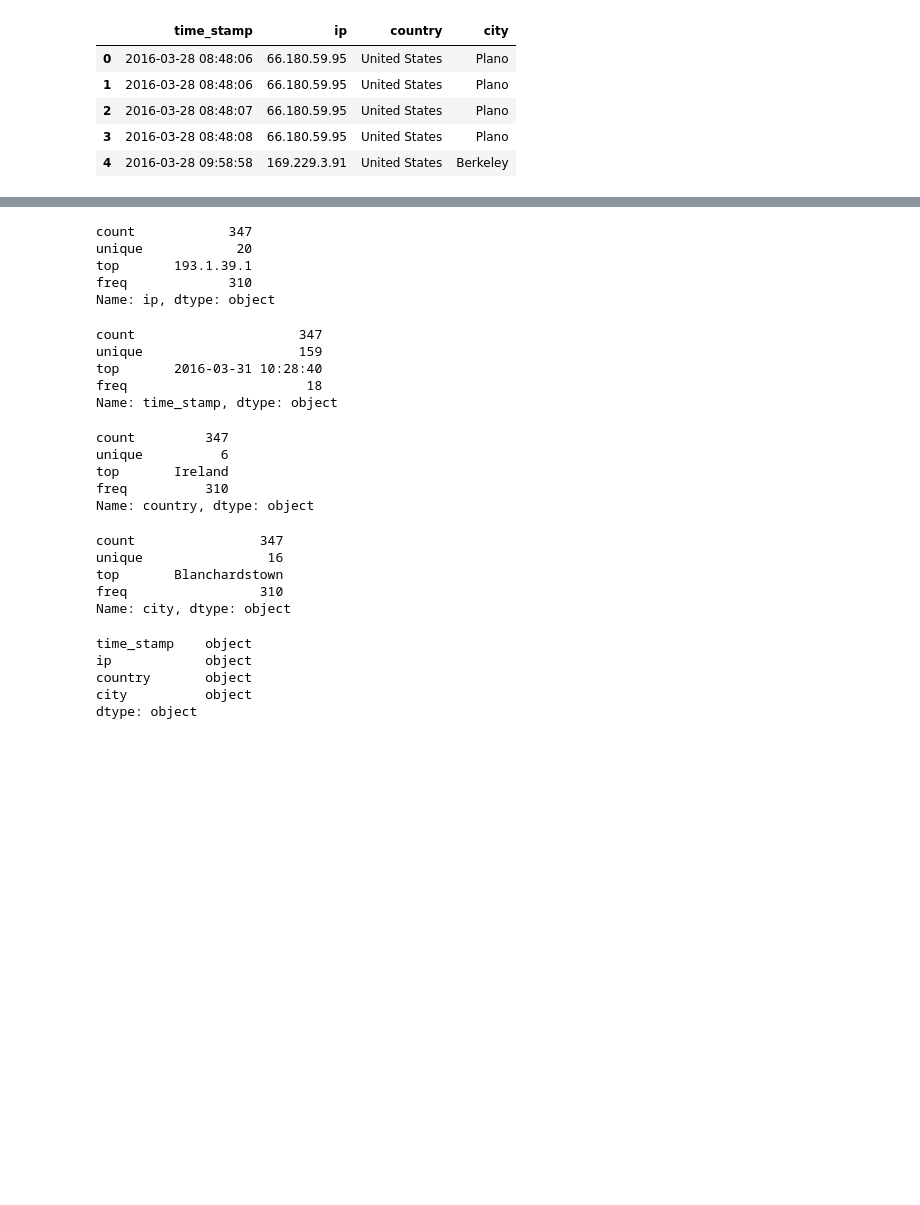
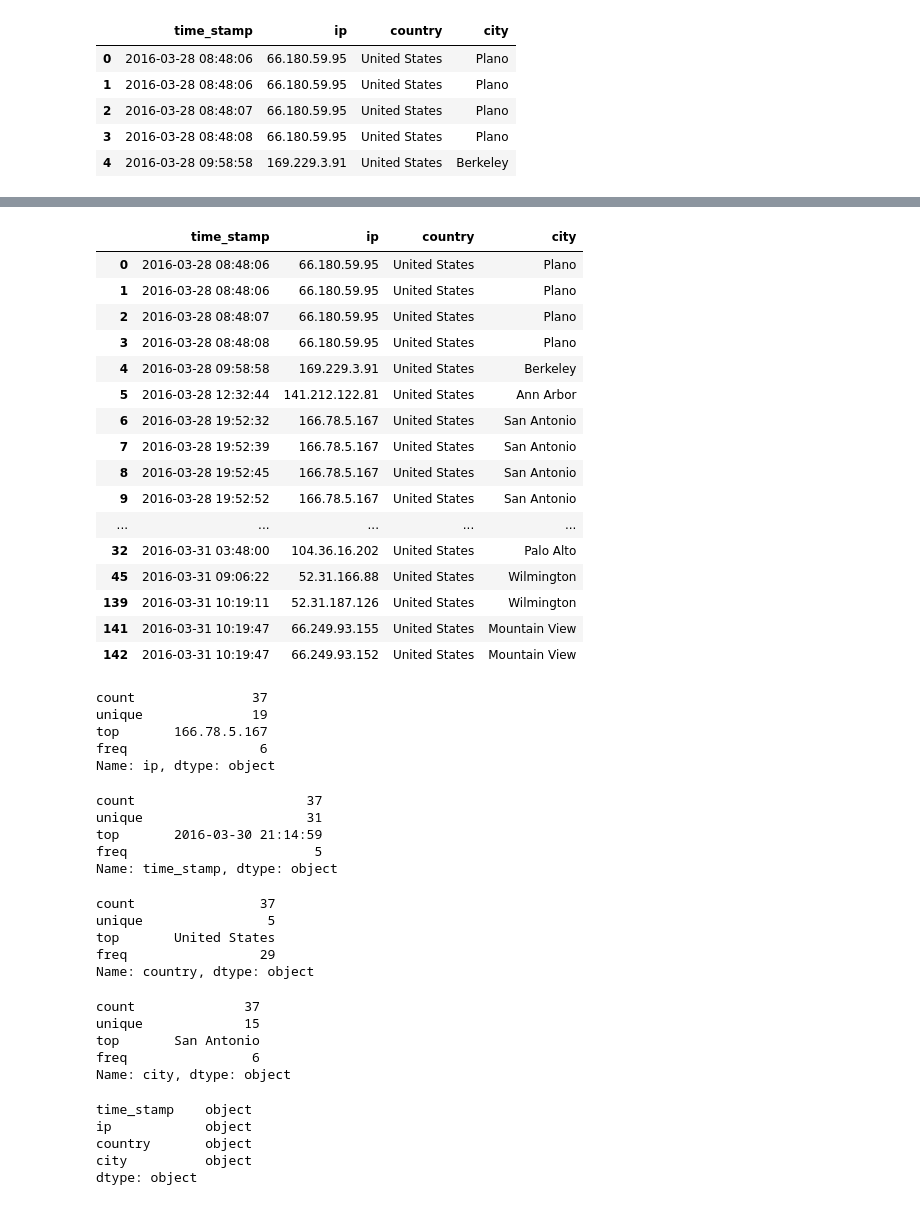
Before and after one commit to B57642/python-logfile-analyser, a Jupyter notebook: PandasExample.ipynb, the cells around one changed output, grey strips where cells are left out. Cells and saved outputs as stored; diff of their text form; code cells hidden in the pictures; blank space fills up the shorter version.

```diff
--- a/PandasExample.ipynb
+++ b/PandasExample.ipynb
@@ -30,33 +30,55 @@ df.tail()
+# %%
+df_filtered = df[df['country'] !='Ireland']
+
+df_filtered
+# %% [output]
+|  | time_stamp | ip | country | city |
+| 0 | 2016-03-28 08:48:06 | 66.180.59.95 | United States | Plano |
+| 1 | 2016-03-28 08:48:06 | 66.180.59.95 | United States | Plano |
+| 2 | 2016-03-28 08:48:07 | 66.180.59.95 | United States | Plano |
+| 3 | 2016-03-28 08:48:08 | 66.180.59.95 | United States | Plano |
+| 4 | 2016-03-28 09:58:58 | 169.229.3.91 | United States | Berkeley |
+| 5 | 2016-03-28 12:32:44 | 141.212.122.81 | United States | Ann Arbor |
+| 6 | 2016-03-28 19:52:32 | 166.78.5.167 | United States | San Antonio |
+| 7 | 2016-03-28 19:52:39 | 166.78.5.167 | United States | San Antonio |
+| 8 | 2016-03-28 19:52:45 | 166.78.5.167 | United States | San Antonio |
+| 9 | 2016-03-28 19:52:52 | 166.78.5.167 | United States | San Antonio |
+| ... | ... | ... | ... | ... |
+| 32 | 2016-03-31 03:48:00 | 104.36.16.202 | United States | Palo Alto |
+| 45 | 2016-03-31 09:06:22 | 52.31.166.88 | United States | Wilmington |
+| 139 | 2016-03-31 10:19:11 | 52.31.187.126 | United States | Wilmington |
+| 141 | 2016-03-31 10:19:47 | 66.249.93.155 | United States | Mountain View |
+| 142 | 2016-03-31 10:19:47 | 66.249.93.152 | United States | Mountain View |
 # %%
-df['ip'].describe()
+df_filtered['ip'].describe()
 # %% [output]
-count            347
-unique            20
-top       193.1.39.1
-freq             310
+count               37
+unique              19
+top       166.78.5.167
+freq                 6
 Name: ip, dtype: object
 # %%
-df['time_stamp'].describe()
+df_filtered['time_stamp'].describe()
 # %% [output]
-count                     347
-unique                    159
-top       2016-03-31 10:28:40
-freq                       18
+count                      37
+unique                     31
+top       2016-03-30 21:14:59
+freq                        5
 Name: time_stamp, dtype: object
 # %%
-df['country'].describe()
+df_filtered['country'].describe()
 # %% [output]
-count         347
-unique          6
-top       Ireland
-freq          310
+count                37
+unique                5
+top       United States
+freq                 29
 Name: country, dtype: object
 # %%
-df['city'].describe()
+df_filtered['city'].describe()
 # %% [output]
-count                347
-unique                16
-top       Blanchardstown
-freq                 310
+count              37
+unique             15
+top       San Antonio
+freq                6
 Name: city, dtype: object
 # %%
```
Also changed, not shown: parts of 6 cells of this notebook.
